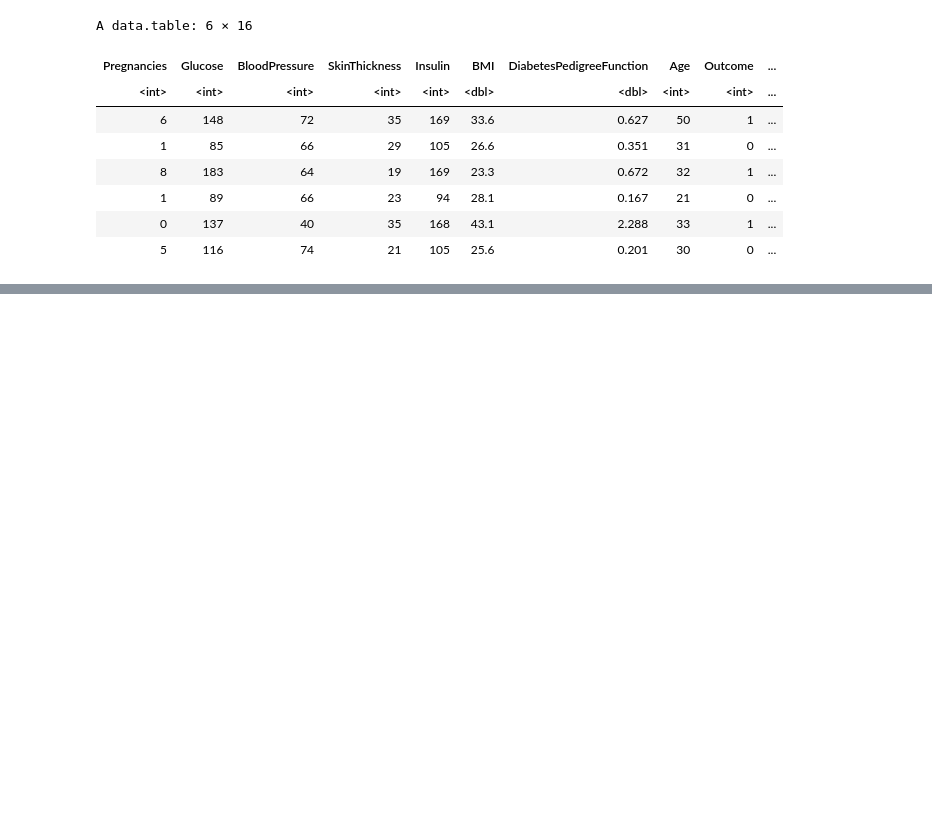
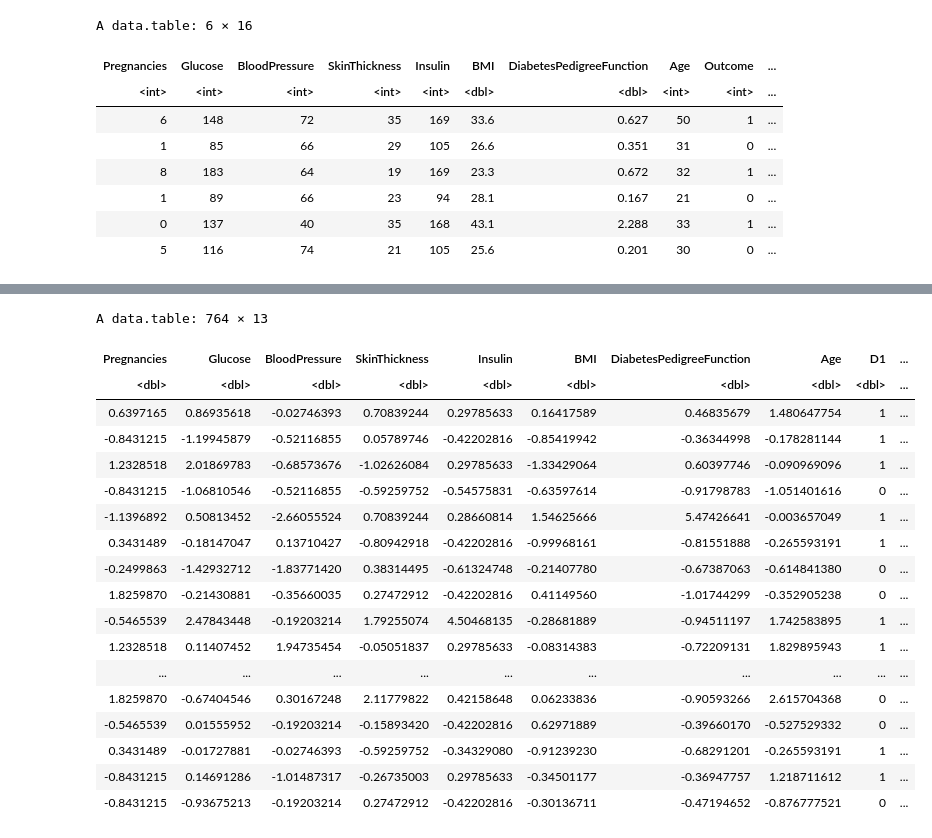
Before and after one commit to thdgmltjd123/Kaggle_PimaIndian, a Jupyter notebook: 캐글 Pima Indians diabetes.ipynb, the cells around one changed output, grey strips where cells are left out. Cells and saved outputs as stored; diff of their text form; code cells hidden in the pictures; blank space fills up the shorter version.

Commit message:
Whitening and Train_test split remained!

```diff
--- a/캐글 Pima Indians diabetes.ipynb
+++ b/캐글 Pima Indians diabetes.ipynb
@@ -431,0 +466,27 @@ A data.table: 6 × 14
+# %%
+#copy datatable
+data.copy <- copy(data)
+
+# whitening
+data[,c(1:8) := lapply(.SD,'scale'), .SDcols = c(1:8)]
+data
+# %% [output]
+A data.table: 764 × 13
+| Pregnancies | Glucose | BloodPressure | SkinThickness | Insulin | BMI | DiabetesPedigreeFunction | Age | D1 | ... |
+| <dbl> | <dbl> | <dbl> | <dbl> | <dbl> | <dbl> | <dbl> | <dbl> | <dbl> | ... |
+| 0.6397165 | 0.86935618 | -0.02746393 | 0.70839244 | 0.29785633 | 0.16417589 | 0.46835679 | 1.480647754 | 1 | ... |
+| -0.8431215 | -1.19945879 | -0.52116855 | 0.05789746 | -0.42202816 | -0.85419942 | -0.36344998 | -0.178281144 | 1 | ... |
+| 1.2328518 | 2.01869783 | -0.68573676 | -1.02626084 | 0.29785633 | -1.33429064 | 0.60397746 | -0.090969096 | 1 | ... |
+| -0.8431215 | -1.06810546 | -0.52116855 | -0.59259752 | -0.54575831 | -0.63597614 | -0.91798783 | -1.051401616 | 0 | ... |
+| -1.1396892 | 0.50813452 | -2.66055524 | 0.70839244 | 0.28660814 | 1.54625666 | 5.47426641 | -0.003657049 | 1 | ... |
+| 0.3431489 | -0.18147047 | 0.13710427 | -0.80942918 | -0.42202816 | -0.99968161 | -0.81551888 | -0.265593191 | 1 | ... |
+| -0.2499863 | -1.42932712 | -1.83771420 | 0.38314495 | -0.61324748 | -0.21407780 | -0.67387063 | -0.614841380 | 0 | ... |
+| 1.8259870 | -0.21430881 | -0.35660035 | 0.27472912 | -0.42202816 | 0.41149560 | -1.01744299 | -0.352905238 | 0 | ... |
+| -0.5465539 | 2.47843448 | -0.19203214 | 1.79255074 | 4.50468135 | -0.28681889 | -0.94511197 | 1.742583895 | 1 | ... |
+| 1.2328518 | 0.11407452 | 1.94735454 | -0.05051837 | 0.29785633 | -0.08314383 | -0.72209131 | 1.829895943 | 1 | ... |
+| ... | ... | ... | ... | ... | ... | ... | ... | ... | ... |
+| 1.8259870 | -0.67404546 | 0.30167248 | 2.11779822 | 0.42158648 | 0.06233836 | -0.90593266 | 2.615704368 | 0 | ... |
+| -0.5465539 | 0.01555952 | -0.19203214 | -0.15893420 | -0.42202816 | 0.62971889 | -0.39660170 | -0.527529332 | 0 | ... |
+| 0.3431489 | -0.01727881 | -0.02746393 | -0.59259752 | -0.34329080 | -0.91239230 | -0.68291201 | -0.265593191 | 1 | ... |
+| -0.8431215 | 0.14691286 | -1.01487317 | -0.26735003 | 0.29785633 | -0.34501177 | -0.36947757 | 1.218711612 | 1 | ... |
+| -0.8431215 | -0.93675213 | -0.19203214 | 0.27472912 | -0.42202816 | -0.30136711 | -0.47194652 | -0.876777521 | 0 | ... |
```
Also changed, not shown: parts of 8 cells of this notebook.
